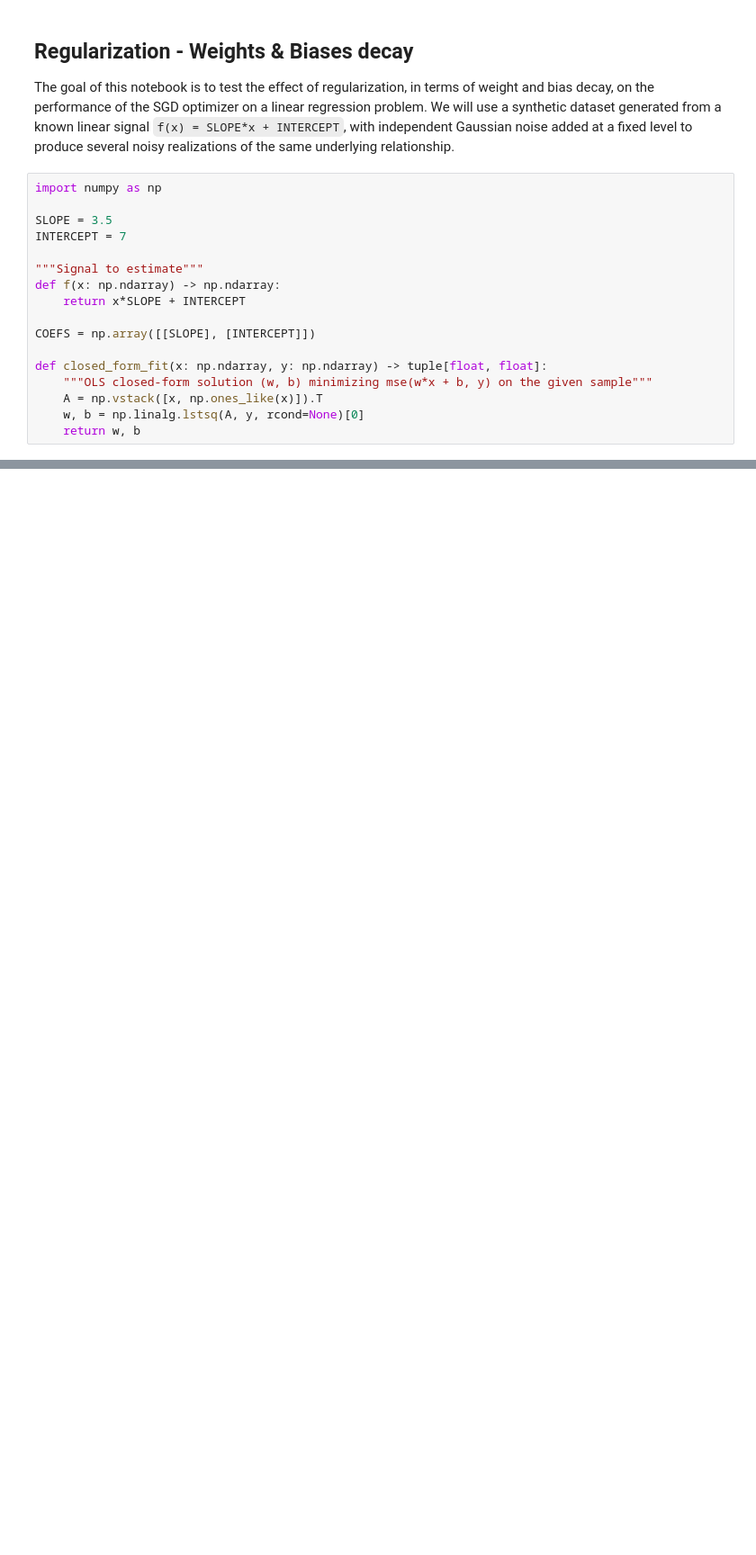
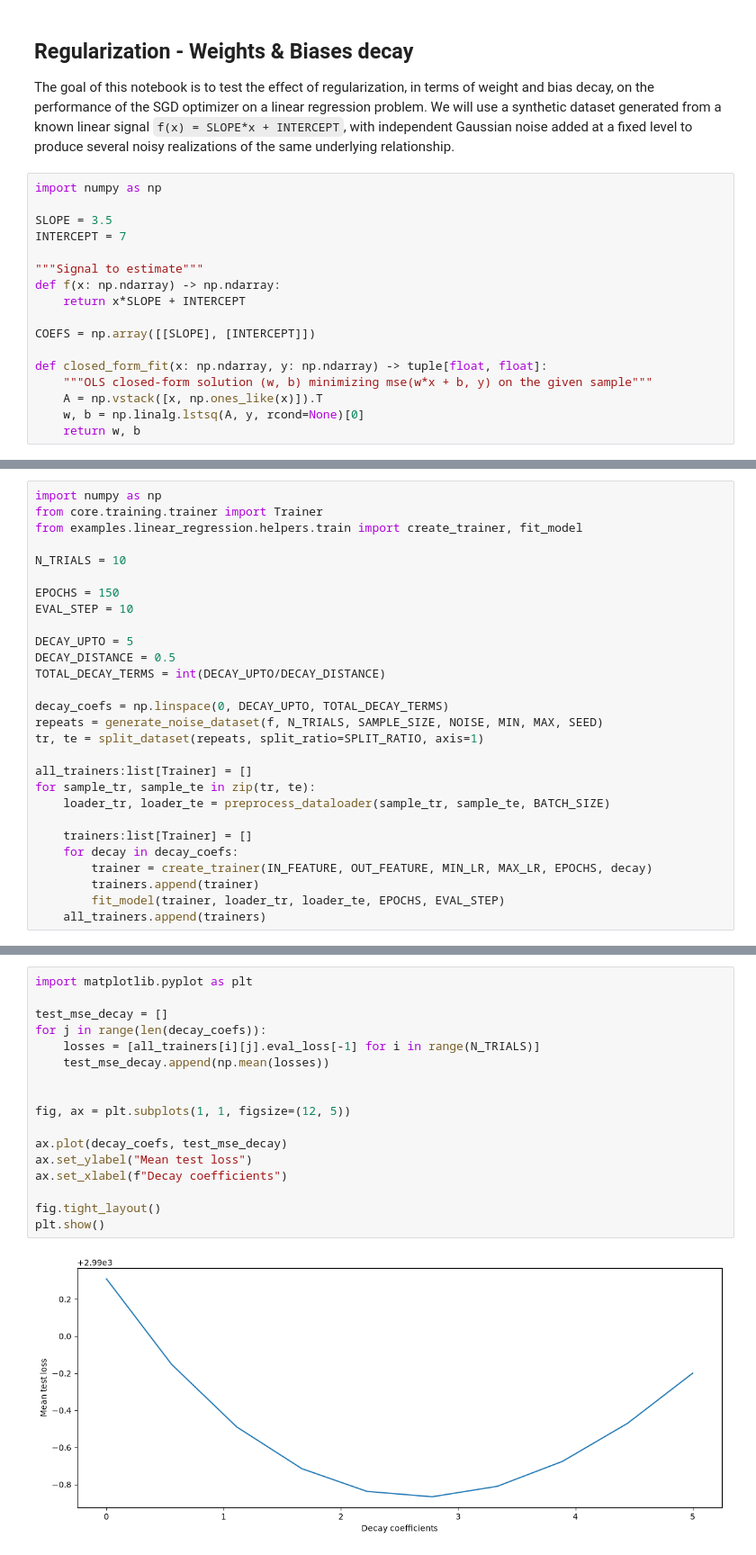
Before and after one commit to cecinuga/thorcino, a Jupyter notebook: examples/linear_regression/regularization/DL2/main.ipynb, the cells around one changed output, grey strips where cells are left out. Shown at 90% size. Cells and saved outputs as stored; diff of their text form; blank space fills up the shorter version.

```diff
--- a/examples/linear_regression/regularization/DL2/main.ipynb
+++ b/examples/linear_regression/regularization/DL2/main.ipynb
@@ -178,0 +192,28 @@ plt.show()
+# %%
+import numpy as np
+from core.training.trainer import Trainer
+from examples.linear_regression.helpers.train import create_trainer, fit_model
+
+N_TRIALS = 10
+
+EPOCHS = 150
+EVAL_STEP = 10
+
+DECAY_UPTO = 5
+DECAY_DISTANCE = 0.5
+TOTAL_DECAY_TERMS = int(DECAY_UPTO/DECAY_DISTANCE)
+
+decay_coefs = np.linspace(0, DECAY_UPTO, TOTAL_DECAY_TERMS)
+repeats = generate_noise_dataset(f, N_TRIALS, SAMPLE_SIZE, NOISE, MIN, MAX, SEED)
+tr, te = split_dataset(repeats, split_ratio=SPLIT_RATIO, axis=1)
+
+all_trainers:list[Trainer] = []
+for sample_tr, sample_te in zip(tr, te):
+    loader_tr, loader_te = preprocess_dataloader(sample_tr, sample_te, BATCH_SIZE)
+
+    trainers:list[Trainer] = []
+    for decay in decay_coefs:
+        trainer = create_trainer(IN_FEATURE, OUT_FEATURE, MIN_LR, MAX_LR, EPOCHS, decay)
+        trainers.append(trainer)
+        fit_model(trainer, loader_tr, loader_te, EPOCHS, EVAL_STEP)
+    all_trainers.append(trainers)
@@ -178,0 +277,19 @@ plt.show()
+# %%
+import matplotlib.pyplot as plt
+
+test_mse_decay = []
+for j in range(len(decay_coefs)):
+    losses = [all_trainers[i][j].eval_loss[-1] for i in range(N_TRIALS)]
+    test_mse_decay.append(np.mean(losses))
+
+
+fig, ax = plt.subplots(1, 1, figsize=(12, 5))
+
+ax.plot(decay_coefs, test_mse_decay)
+ax.set_ylabel("Mean test loss")
+ax.set_xlabel(f"Decay coefficients")
+
+fig.tight_layout()
+plt.show()
+# %% [output]
+[figure, added]
```
Also changed, not shown: parts of 15 cells of this notebook.
